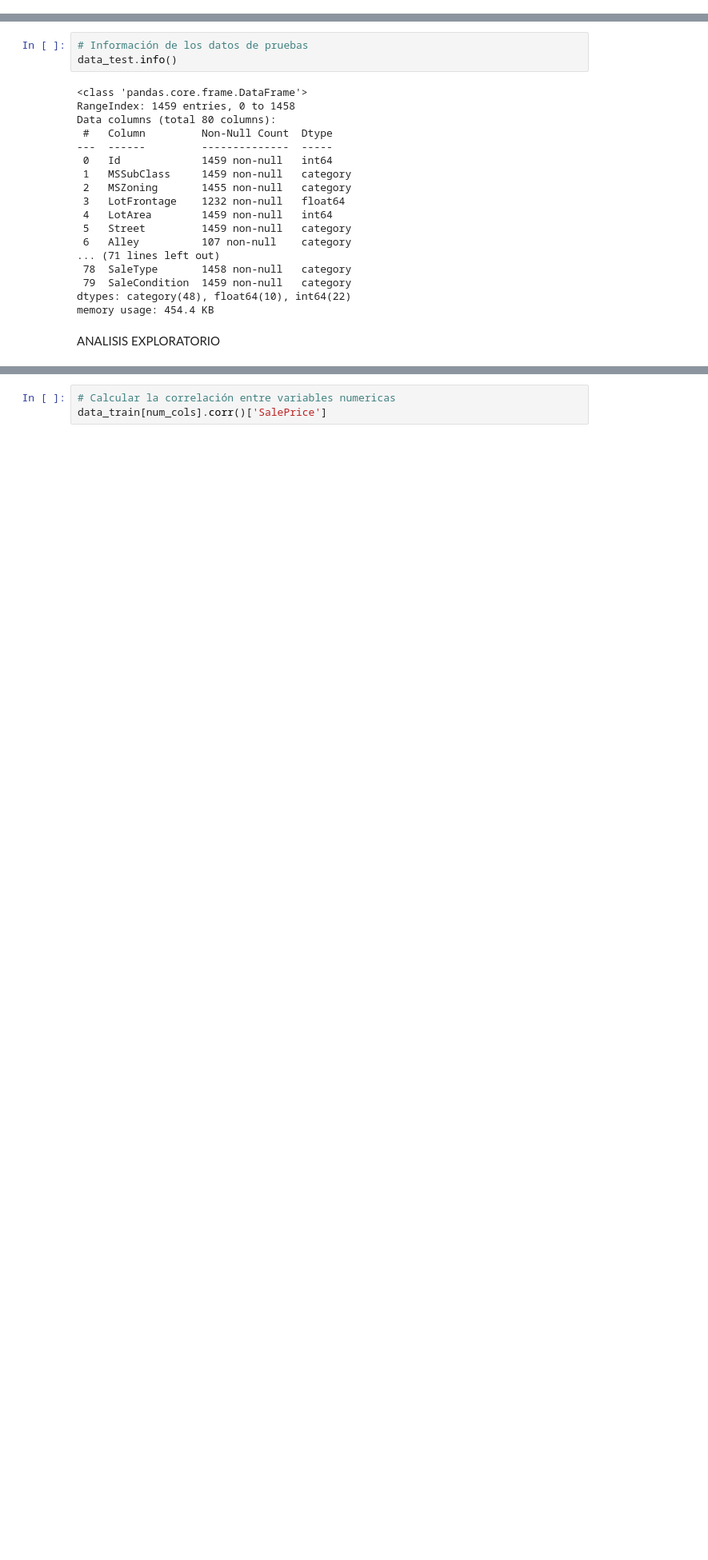
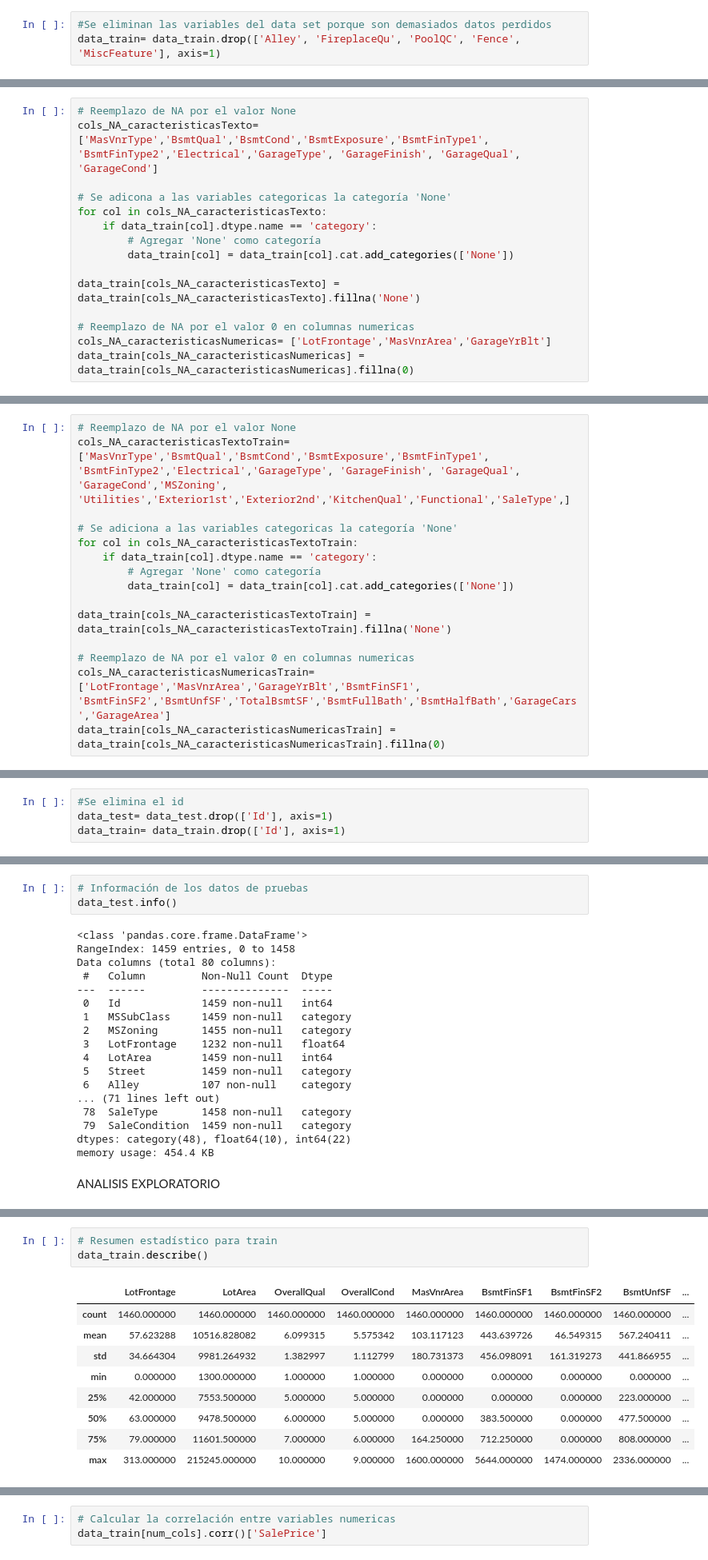
Before and after one commit to kunnermm/taller1_ML, a Jupyter notebook: notebook_taller1.ipynb, the cells around one changed output, grey strips where cells are left out. Shown at 80% size. Cells and saved outputs as stored; diff of their text form; blank space fills up the shorter version.

```diff
--- a/notebook_taller1.ipynb
+++ b/notebook_taller1.ipynb
@@ -88,0 +154,3 @@ data_train[data_train.isna().any(axis=1)]
+# %%
+#Se eliminan las variables del data set porque son demasiados datos perdidos
+data_train= data_train.drop(['Alley', 'FireplaceQu', 'PoolQC', 'Fence', 'MiscFeature'], axis=1)
@@ -88,0 +182,16 @@ data_train[data_train.isna().any(axis=1)]
+# %%
+# Reemplazo de NA por el valor None
+cols_NA_caracteristicasTexto= ['MasVnrType','BsmtQual','BsmtCond','BsmtExposure','BsmtFinType1',
+'BsmtFinType2','Electrical','GarageType', 'GarageFinish', 'GarageQual', 'GarageCond']
+
+# Se adicona a las variables categoricas la categoría 'None'
+for col in cols_NA_caracteristicasTexto:
+    if data_train[col].dtype.name == 'category':
+        # Agregar 'None' como categoría
+        data_train[col] = data_train[col].cat.add_categories(['None'])
+
+data_train[cols_NA_caracteristicasTexto] = data_train[cols_NA_caracteristicasTexto].fillna('None')
+
+# Reemplazo de NA por el valor 0 en columnas numericas
+cols_NA_caracteristicasNumericas= ['LotFrontage','MasVnrArea','GarageYrBlt']
+data_train[cols_NA_caracteristicasNumericas] = data_train[cols_NA_caracteristicasNumericas].fillna(0)
@@ -111,0 +291,18 @@ data_test[data_test.isna().any(axis=1)]
+# %%
+# Reemplazo de NA por el valor None
+cols_NA_caracteristicasTextoTrain= ['MasVnrType','BsmtQual','BsmtCond','BsmtExposure','BsmtFinType1',
+'BsmtFinType2','Electrical','GarageType', 'GarageFinish', 'GarageQual', 'GarageCond','MSZoning',
+'Utilities','Exterior1st','Exterior2nd','KitchenQual','Functional','SaleType',]
+
+# Se adiciona a las variables categoricas la categoría 'None'
+for col in cols_NA_caracteristicasTextoTrain:
+    if data_train[col].dtype.name == 'category':
+        # Agregar 'None' como categoría
+        data_train[col] = data_train[col].cat.add_categories(['None'])
+
+data_train[cols_NA_caracteristicasTextoTrain] = data_train[cols_NA_caracteristicasTextoTrain].fillna('None')
+
+# Reemplazo de NA por el valor 0 en columnas numericas
+cols_NA_caracteristicasNumericasTrain= ['LotFrontage','MasVnrArea','GarageYrBlt','BsmtFinSF1',
+'BsmtFinSF2','BsmtUnfSF','TotalBsmtSF','BsmtFullBath','BsmtHalfBath','GarageCars','GarageArea']
+data_train[cols_NA_caracteristicasNumericasTrain] = data_train[cols_NA_caracteristicasNumericasTrain].fillna(0)
@@ -118,3 +321,7 @@ print("Número de duplicados en test:", data_test.duplicated().sum())
 # %% [output]
 Número de duplicados en train: 0
 Número de duplicados en test: 0
+# %%
+#Se elimina el id
+data_test= data_test.drop(['Id'], axis=1)
+data_train= data_train.drop(['Id'], axis=1)
@@ -246,3 +407,16 @@ plt.tight_layout()  # Ajustar los espacios entre gráficos (opcional)
 plt.show()
 # %% [output]
 [figure]
+# %%
+# Resumen estadístico para train
+data_train.describe()
+# %% [output]
+|  | LotFrontage | LotArea | OverallQual | OverallCond | MasVnrArea | BsmtFinSF1 | BsmtFinSF2 | BsmtUnfSF | ... |
+| count | 1460.000000 | 1460.000000 | 1460.000000 | 1460.000000 | 1460.000000 | 1460.000000 | 1460.000000 | 1460.000000 | ... |
+| mean | 57.623288 | 10516.828082 | 6.099315 | 5.575342 | 103.117123 | 443.639726 | 46.549315 | 567.240411 | ... |
+| std | 34.664304 | 9981.264932 | 1.382997 | 1.112799 | 180.731373 | 456.098091 | 161.319273 | 441.866955 | ... |
+| min | 0.000000 | 1300.000000 | 1.000000 | 1.000000 | 0.000000 | 0.000000 | 0.000000 | 0.000000 | ... |
+| 25% | 42.000000 | 7553.500000 | 5.000000 | 5.000000 | 0.000000 | 0.000000 | 0.000000 | 223.000000 | ... |
+| 50% | 63.000000 | 9478.500000 | 6.000000 | 5.000000 | 0.000000 | 383.500000 | 0.000000 | 477.500000 | ... |
+| 75% | 79.000000 | 11601.500000 | 7.000000 | 6.000000 | 164.250000 | 712.250000 | 0.000000 | 808.000000 | ... |
+| max | 313.000000 | 215245.000000 | 10.000000 | 9.000000 | 1600.000000 | 5644.000000 | 1474.000000 | 2336.000000 | ... |
```
Also changed, not shown: parts of 26 cells of this notebook.
